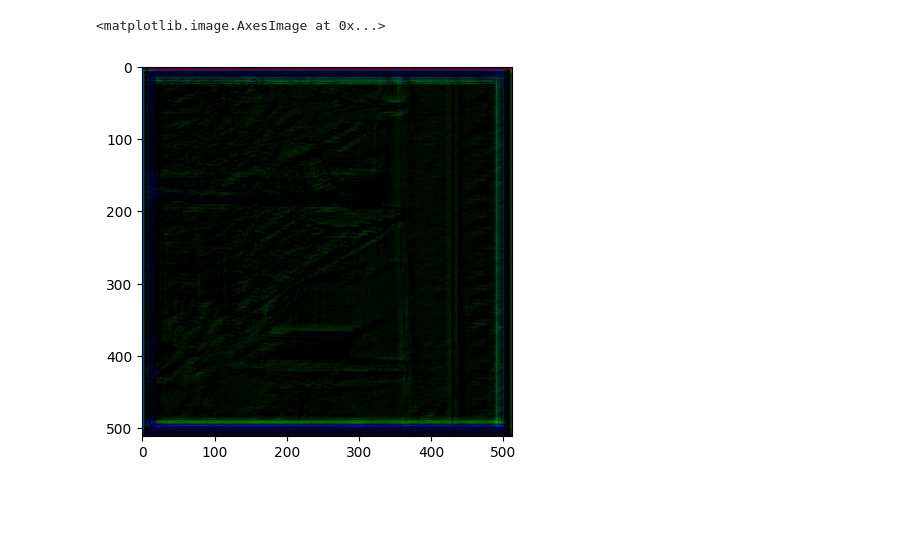
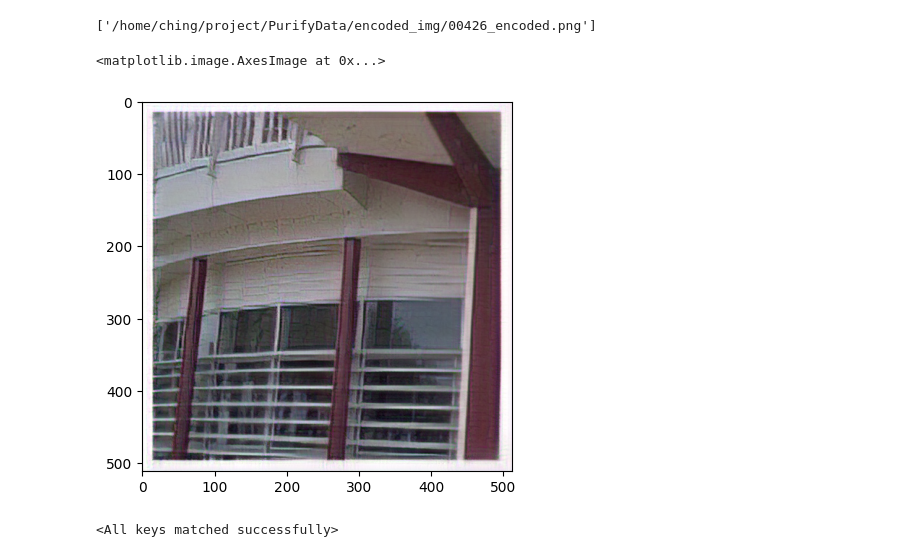
Before and after one commit to Lemba13/PurifyPixels, a Jupyter notebook: PurifyPixels/notebooks/eliminate.ipynb, the cells around one changed output. Saved outputs shown, nothing was run; the diff lists cells and outputs as text; code cells hidden in the pictures; blank space fills up the shorter version.

```diff
--- a/PurifyPixels/notebooks/eliminate.ipynb
+++ b/PurifyPixels/notebooks/eliminate.ipynb
@@ -11 +13,12 @@ fpath = '/home/ching/project/PurifyData/encoded_img/00018_encoded.png'
+# %%
+out, fpath = purify_image('/home/ching/project/PurifyData/encoded_img/00426_encoded.png')
+# %%
+fpath
+# %% [output]
+['/home/ching/project/PurifyData/encoded_img/00426_encoded.png']
+# %%
+plt.imshow(out)
+# %% [output]
+<matplotlib.image.AxesImage at 0x...>
+[figure, added]
 # %%
@@ -22,6 +35,10 @@ dataloader = DataLoader(ds,
 generator = model.Generator()
 # %%
 device = torch.device("cuda", 0)
+# %%
+generator.load_state_dict(torch.load('/home/ching/project/PurifyData/generator (2).pt'))
+# %% [output]
+<All keys matched successfully>
 # %%
 generator = generator.to(device=device, memory_format=torch.channels_last)
 # %%
@@ -29,7 +46,4 @@ inp, fpath = next(iter(dataloader))
 # %%
 out = generator(inp.cuda())
 # %%
-plt.imshow(out.detach().cpu().squeeze(0).permute(1,2,0).numpy())
+out0 = out.detach().cpu().squeeze(0).permute(1,2,0).numpy()
-# %% [output]
-<matplotlib.image.AxesImage at 0x...>
-[figure, removed]
```
Also changed, not shown: parts of 7 cells of this notebook, 2 other files.
